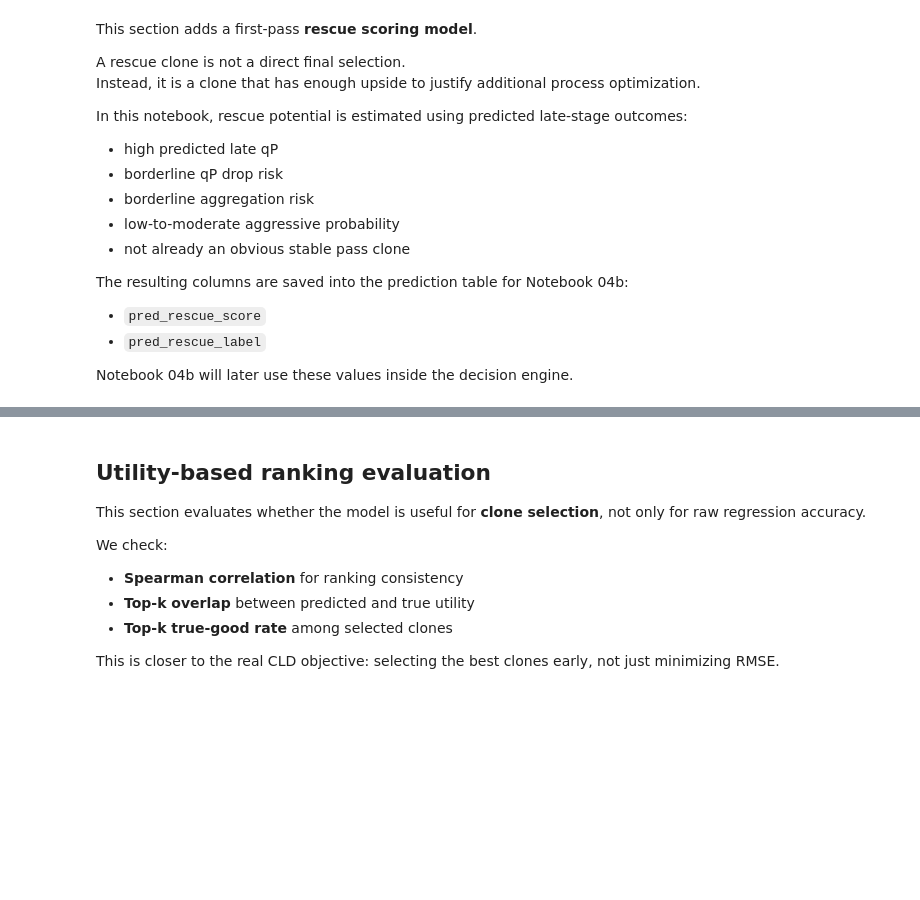
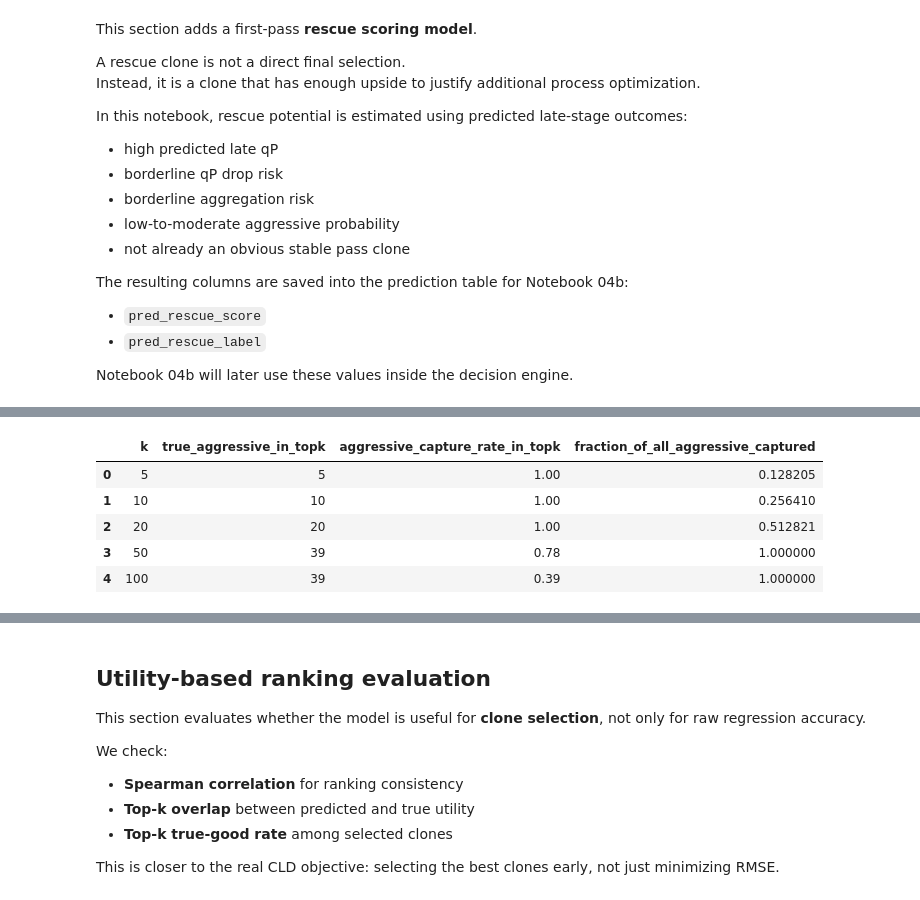
Before and after one commit to Sanghee-L/CLD_ML_PIPELINE, a Jupyter notebook: notebooks/03_Muilti-Objective_Clone_Modeling.ipynb, the cells around one changed output, grey strips where cells are left out. Saved outputs shown, nothing was run; the diff lists cells and outputs as text; code cells hidden in the pictures; blank space fills up the shorter version.

```diff
--- a/notebooks/03_Muilti-Objective_Clone_Modeling.ipynb
+++ b/notebooks/03_Muilti-Objective_Clone_Modeling.ipynb
@@ -705,0 +935,77 @@ Columns in pred_table:
+# %%
+# --------------------------------------------------
+# False-positive warning evaluation — aggressive clone recall
+# --------------------------------------------------
+
+required_fp_cols = ["true_is_aggressive", "pred_aggr_prob"]
+missing_fp_cols = [c for c in required_fp_cols if c not in df_eval.columns]
+
+if missing_fp_cols:
+    raise ValueError(
+        f"Missing columns for FP recall evaluation: {missing_fp_cols}. "
+        "Make sure true_is_aggressive and pred_aggr_prob are saved in pred_table."
+    )
+
+fp_eval = df_eval.copy()
+fp_eval["true_is_aggressive"] = fp_eval["true_is_aggressive"].astype(int)
+
+# Use a top-risk percentile threshold instead of 0.5.
+# Aggressive clones are rare, so calibrated probabilities may be low.
+AGGR_WARNING_FRAC = 0.05
+aggr_warning_threshold = fp_eval["pred_aggr_prob"].quantile(1 - AGGR_WARNING_FRAC)
+
+fp_eval["aggressive_warning"] = (
+    fp_eval["pred_aggr_prob"] >= aggr_warning_threshold
+).astype(int)
+
+n_true_aggr = int(fp_eval["true_is_aggressive"].sum())
+n_warned = int(fp_eval["aggressive_warning"].sum())
+n_true_warned = int(
+    ((fp_eval["true_is_aggressive"] == 1) & (fp_eval["aggressive_warning"] == 1)).sum()
+)
+
+aggressive_recall = n_true_warned / max(1, n_true_aggr)
+aggressive_precision = n_true_warned / max(1, n_warned)
+
+fp_summary = pd.DataFrame([{
+    "n_total": len(fp_eval),
+    "true_aggressive_n": n_true_aggr,
+    "true_aggressive_rate": n_true_aggr / max(1, len(fp_eval)),
+    "warning_threshold": aggr_warning_threshold,
+    "warning_n": n_warned,
+    "warning_rate": n_warned / max(1, len(fp_eval)),
+    "aggressive_warning_recall": aggressive_recall,
+    "aggressive_warning_precision": aggressive_precision,
+}])
+
+display(fp_summary)
+
+# Top-K capture: among the highest predicted aggressive-risk clones,
+# how many are truly aggressive?
+K_LIST_FP = [5, 10, 20, 50, 100]
+
+fp_topk_rows = []
+ranked_aggr = fp_eval.sort_values("pred_aggr_prob", ascending=False).copy()
+
+for k in K_LIST_FP:
+    top = ranked_aggr.head(k)
+    fp_topk_rows.append({
+        "k": k,
+        "true_aggressive_in_topk": int(top["true_is_aggressive"].sum()),
+        "aggressive_capture_rate_in_topk": float(top["true_is_aggressive"].mean()),
+        "fraction_of_all_aggressive_captured": float(
+            top["true_is_aggressive"].sum() / max(1, n_true_aggr)
+        ),
+    })
+
+fp_topk_table = pd.DataFrame(fp_topk_rows)
+display(fp_topk_table)
+
+print("=== Interpretation ===")
+print(f"Aggressive warning recall: {aggressive_recall:.3f}")
+print(f"Aggressive warning precision: {aggressive_precision:.3f}")
+print(
+    "Higher recall means the model is better at warning about early attractive "
+    "but late-risk aggressive clones."
+)
+# %% [output]
@@ -705,0 +1014,6 @@ Columns in pred_table:
+|  | k | true_aggressive_in_topk | aggressive_capture_rate_in_topk | fraction_of_all_aggressive_captured |
+| 0 | 5 | 5 | 1.00 | 0.128205 |
+| 1 | 10 | 10 | 1.00 | 0.256410 |
+| 2 | 20 | 20 | 1.00 | 0.512821 |
+| 3 | 50 | 39 | 0.78 | 1.000000 |
+| 4 | 100 | 39 | 0.39 | 1.000000 |
```
Also changed, not shown: parts of 10 cells of this notebook, 1 other file.
